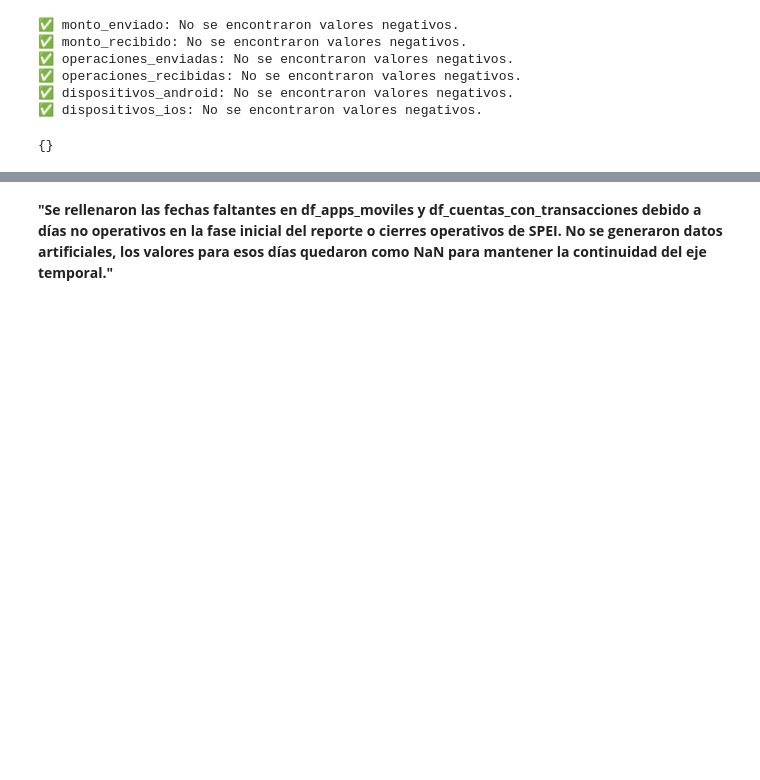
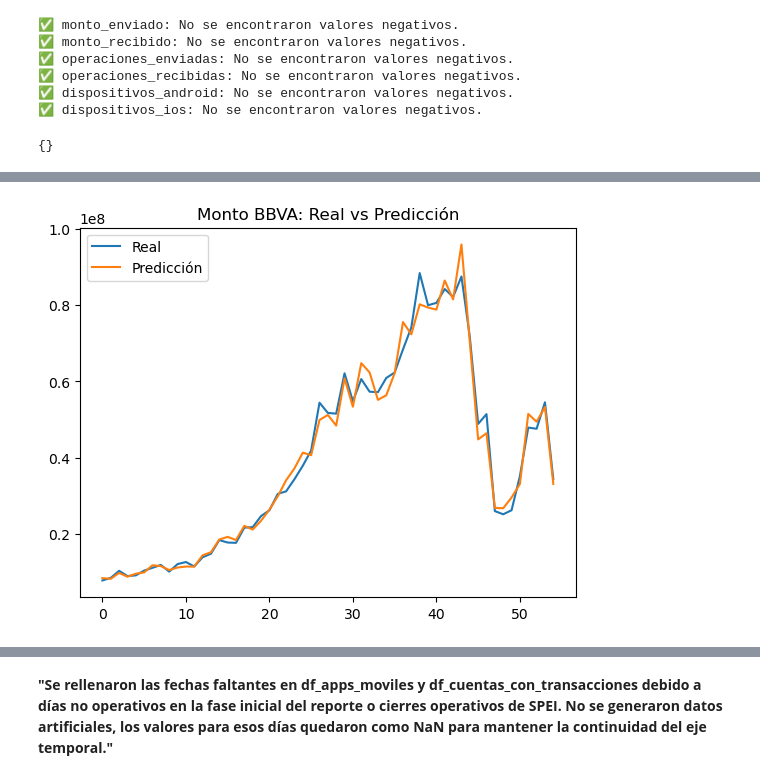
Before and after one commit to gerardorochabenigno/FinalLineales, a Jupyter notebook: cleaning_data.ipynb, the cells around one changed output, grey strips where cells are left out. Cells and saved outputs as stored; diff of their text form; code cells hidden in the pictures; blank space fills up the shorter version.

```diff
--- a/cleaning_data.ipynb
+++ b/cleaning_data.ipynb
@@ -806,0 +1335,12 @@ df_cuentas_con_transacciones = rellenar_fechas(df_cuentas_con_transacciones)
+# %%
+pred = resultados["bbva"].fittedvalues
+datos = data_model.drop(0)
+real = datos.loc[pred.index, "monto_bbva"]
+
+plt.plot(real.values, label="Real")
+plt.plot(pred.values, label="Predicción")
+plt.title("Monto BBVA: Real vs Predicción")
+plt.legend()
+plt.show()
+# %% [output]
+[figure, added]
```
Also changed, not shown: parts of 75 cells of this notebook.
